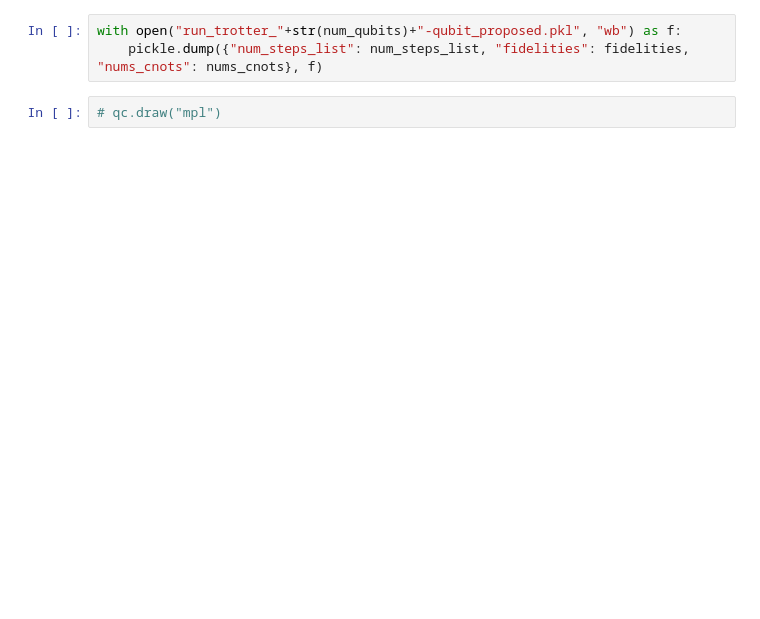
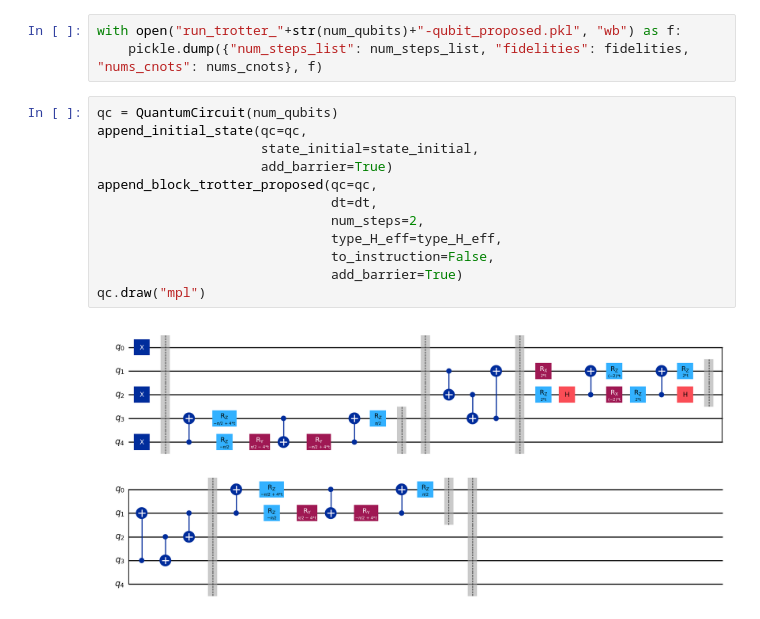
Before and after one commit to BOBO1997/osp_solutions, a Jupyter notebook: simulation/noise_free/5-qubit/run_trotter_5-qubit_proposed.ipynb, the cells around one changed output. Saved outputs shown, nothing was run; the diff lists cells and outputs as text; blank space fills up the shorter version.

```diff
--- a/simulation/noise_free/5-qubit/run_trotter_5-qubit_proposed.ipynb
+++ b/simulation/noise_free/5-qubit/run_trotter_5-qubit_proposed.ipynb
@@ -660,8 +116,20 @@ plt.show()
 # %%
 with open("run_trotter_"+str(num_qubits)+"-qubit_proposed.pkl", "wb") as f:
     pickle.dump({"num_steps_list": num_steps_list, "fidelities": fidelities, "nums_cnots": nums_cnots}, f)
-# %%
-# qc.draw("mpl")
+# %%
+qc = QuantumCircuit(num_qubits)
+append_initial_state(qc=qc,
+                     state_initial=state_initial,
+                     add_barrier=True)
+append_block_trotter_proposed(qc=qc,
+                              dt=dt,
+                              num_steps=2,
+                              type_H_eff=type_H_eff,
+                              to_instruction=False,
+                              add_barrier=True)
+qc.draw("mpl")
+# %% [output]
+[figure, added]
 # %%
 qc = QuantumCircuit(num_qubits)
 
```
Also changed, not shown: parts of 7 cells of this notebook, 10 other files.
